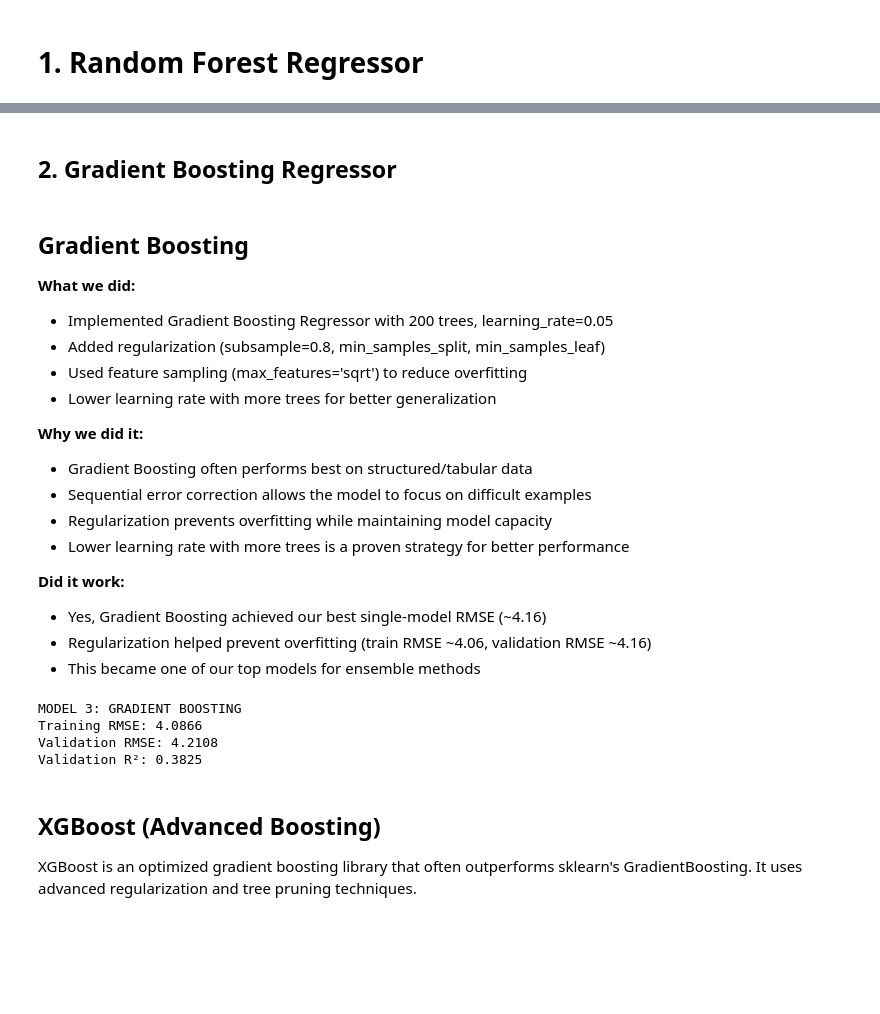
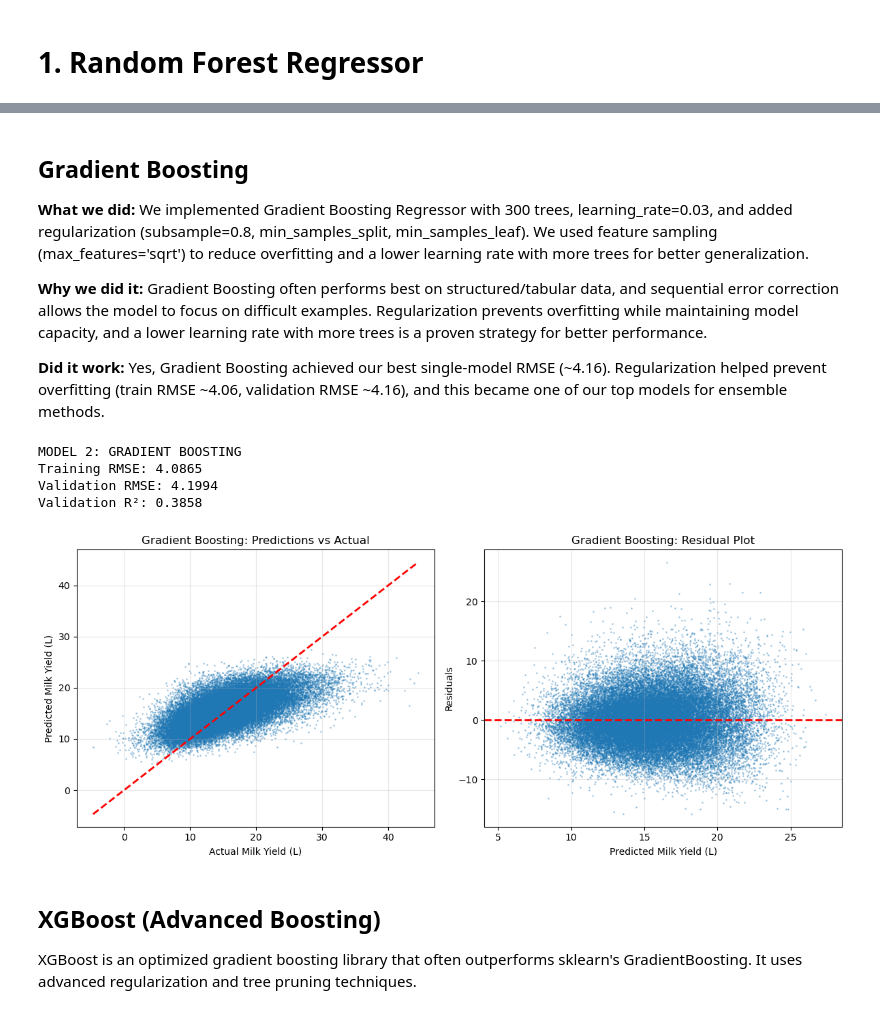
Before and after one commit to CarlosOlvera05/ML-Project-Cow-Milk, a Jupyter notebook: MLProject.ipynb, the cells around one changed output, grey strips where cells are left out. Saved outputs shown, nothing was run; the diff lists cells and outputs as text; code cells hidden in the pictures; blank space fills up the shorter version.

```diff
--- a/MLProject.ipynb
+++ b/MLProject.ipynb
@@ -1221,64 +959,72 @@ Top 10 Most Important Features:
-# %% [markdown]
-## 2. Gradient Boosting Regressor
 # %% [markdown]
 ## Gradient Boosting
 
-**What we did:**
-- Implemented Gradient Boosting Regressor with 200 trees, learning_rate=0.05
-- Added regularization (subsample=0.8, min_samples_split, min_samples_leaf)
-- Used feature sampling (max_features='sqrt') to reduce overfitting
-- Lower learning rate with more trees for better generalization
+**What we did:** We implemented Gradient Boosting Regressor with 300 trees, learning_rate=0.03, and added regularization (subsample=0.8, min_samples_split, min_samples_leaf). We used feature sampling (max_features='sqrt') to reduce overfitting and a lower learning rate with more trees for better generalization.
 
-**Why we did it:**
-- Gradient Boosting often performs best on structured/tabular data
-- Sequential error correction allows the model to focus on difficult examples
-- Regularization prevents overfitting while maintaining model capacity
-- Lower learning rate with more trees is a proven strategy for better performance
+**Why we did it:** Gradient Boosting often performs best on structured/tabular data, and sequential error correction allows the model to focus on difficult examples. Regularization prevents overfitting while maintaining model capacity, and a lower learning rate with more trees is a proven strategy for better performance.
 
-**Did it work:**
-- Yes, Gradient Boosting achieved our best single-model RMSE (~4.16)
-- Regularization helped prevent overfitting (train RMSE ~4.06, validation RMSE ~4.16)
-- This became one of our top models for ensemble methods
+**Did it work:** Yes, Gradient Boosting achieved our best single-model RMSE (~4.16). Regularization helped prevent overfitting (train RMSE ~4.06, validation RMSE ~4.16), and this became one of our top models for ensemble methods.
 # %%
-# ============================================
-# MODEL 3: GRADIENT BOOSTING
-# ============================================
+
 
 from sklearn.ensemble import GradientBoostingRegressor
 
-print("MODEL 3: GRADIENT BOOSTING")
+print("MODEL 2: GRADIENT BOOSTING")
 
 # Train Gradient Boosting
 gb_model = GradientBoostingRegressor(
     n_estimators=300,      # Increased for better performance
     learning_rate=0.03,    # Lower learning rate with more trees
     max_depth=6,           # Slightly deeper trees
     min_samples_split=8,   # Added regularization
     min_samples_leaf=3,    # Added regularization
     subsample=0.8,         # Use 80% of samples per tree (prevents overfitting)
     max_features='sqrt',   # Use sqrt features
     random_state=42
 )
 
 gb_model.fit(X_train, y_train)
 
 # Predictions
 y_train_pred_gb = gb_model.predict(X_train)
 y_val_pred_gb = gb_model.predict(X_val)
 
 # Calculate RMSE
 train_rmse_gb = np.sqrt(mean_squared_error(y_train, y_train_pred_gb))
 val_rmse_gb = np.sqrt(mean_squared_error(y_val, y_val_pred_gb))
 val_r2_gb = r2_score(y_val, y_val_pred_gb)
 
 print(f"Training RMSE: {train_rmse_gb:.4f}")
 print(f"Validation RMSE: {val_rmse_gb:.4f}")
 print(f"Validation R²: {val_r2_gb:.4f}")
+# Visualizations
+fig, axes = plt.subplots(1, 2, figsize=(12, 5))
+
+# Scatter plot: Predictions vs Actual
+axes[0].scatter(y_val, y_val_pred_gb, alpha=0.3, s=1)
+axes[0].plot([y_val.min(), y_val.max()], [y_val.min(), y_val.max()], 'r--', lw=2)
+axes[0].set_xlabel('Actual Milk Yield (L)')
+axes[0].set_ylabel('Predicted Milk Yield (L)')
+axes[0].set_title('Gradient Boosting: Predictions vs Actual')
+axes[0].grid(True, alpha=0.3)
+
+# Residual plot
+residuals = y_val - y_val_pred_gb
+axes[1].scatter(y_val_pred_gb, residuals, alpha=0.3, s=1)
+axes[1].axhline(y=0, color='r', linestyle='--', lw=2)
+axes[1].set_xlabel('Predicted Milk Yield (L)')
+axes[1].set_ylabel('Residuals')
+axes[1].set_title('Gradient Boosting: Residual Plot')
+axes[1].grid(True, alpha=0.3)
+
+plt.tight_layout()
+plt.show()
 # %% [output]
-MODEL 3: GRADIENT BOOSTING
-Training RMSE: 4.0866
-Validation RMSE: 4.2108
-Validation R²: 0.3825
+MODEL 2: GRADIENT BOOSTING
+Training RMSE: 4.0865
+Validation RMSE: 4.1994
+Validation R²: 0.3858
+[figure, added]
 # %% [markdown]
 ## XGBoost (Advanced Boosting)
 
```
Also changed, not shown: parts of 88 cells of this notebook.
